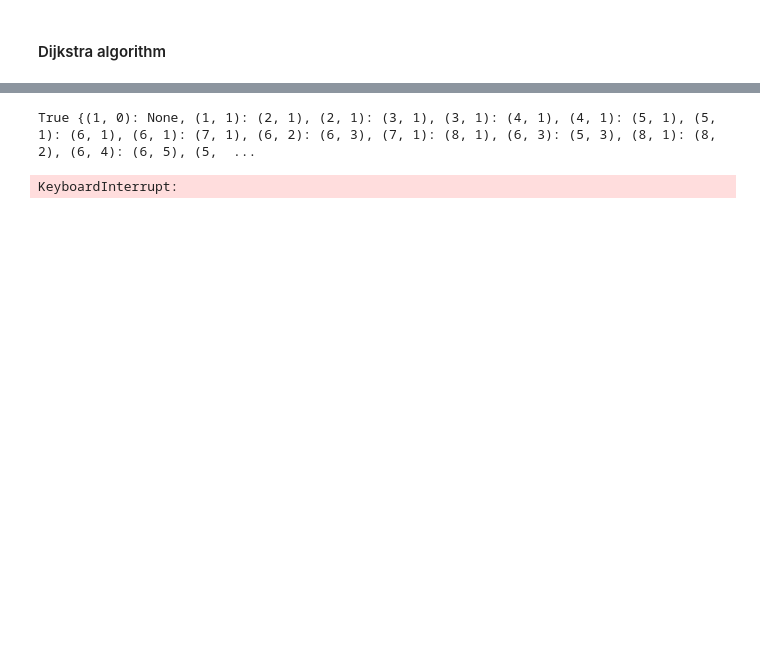
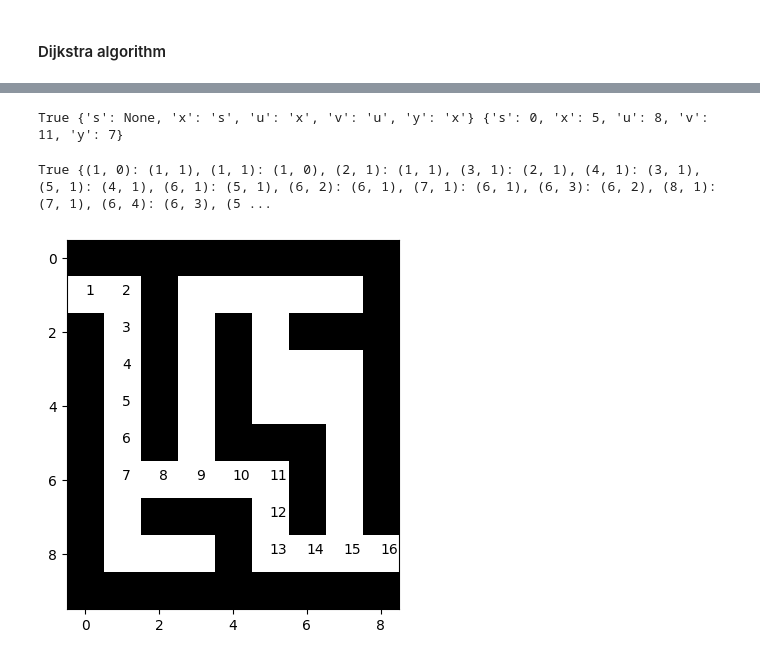
Before and after one commit to wecacuee/ECE417-F24-Mobile-Robots, a Jupyter notebook: docs/notebooks/01-1901-discrete-planning/Discrete Planning.ipynb, the cells around one changed output, grey strips where cells are left out. Cells and saved outputs as stored; diff of their text form; code cells hidden in the pictures; blank space fills up the shorter version.

```diff
--- a/docs/notebooks/01-1901-discrete-planning/Discrete Planning.ipynb
+++ b/docs/notebooks/01-1901-discrete-planning/Discrete Planning.ipynb
@@ -251,15 +612,21 @@ def dijkstra(graph, start, goal):
+# %%
+success, node2parent, node2dist = dijkstra(graph, 's', None)
+print(success, node2parent, node2dist)
+# %% [output]
+True {'s': None, 'x': 's', 'u': 'x', 'v': 'u', 'y': 'x'} {'s': 0, 'x': 5, 'u': 8, 'v': 11, 'y': 7}
 # %%
 import itertools
 class MazeD(Maze):
-    def nbrs_with_costs(self, node, default):
+    def get(self, node, default):
         nbrs = self.get(node, default)
-        return zip(itertools.repeat(1), nbrs)
+        return zip(nbrs, itertools.repeat(1))
 
 maze = MazeD(maze_str)
-success, node2parent = dijkstra(maze, (1, 0), (8, 7))
+success, node2parent = dijkstra(maze, (1, 0), (8, 8))
 print(success, node2parent)
-path = backtrace_path(node2parent, (8, 7))
-maze.draw_path(path) # Draws all the searched nodes
+if success:
+    path = backtrace_path(node2parent, (1, 0), (8, 8))
+    maze.plot_path(path) # Draws all the searched nodes
 # %% [output]
-True {(1, 0): None, (1, 1): (2, 1), (2, 1): (3, 1), (3, 1): (4, 1), (4, 1): (5, 1), (5, 1): (6, 1), (6, 1): (7, 1), (6, 2): (6, 3), (7, 1): (8, 1), (6, 3): (5, 3), (8, 1): (8, 2), (6, 4): (6, 5), (5,  ...
+True {(1, 0): (1, 1), (1, 1): (1, 0), (2, 1): (1, 1), (3, 1): (2, 1), (4, 1): (3, 1), (5, 1): (4, 1), (6, 1): (5, 1), (6, 2): (6, 1), (7, 1): (6, 1), (6, 3): (6, 2), (8, 1): (7, 1), (6, 4): (6, 3), (5 ...
-KeyboardInterrupt:
+[figure, added]
```
Also changed, not shown: parts of 25 cells of this notebook, 6 other files.
